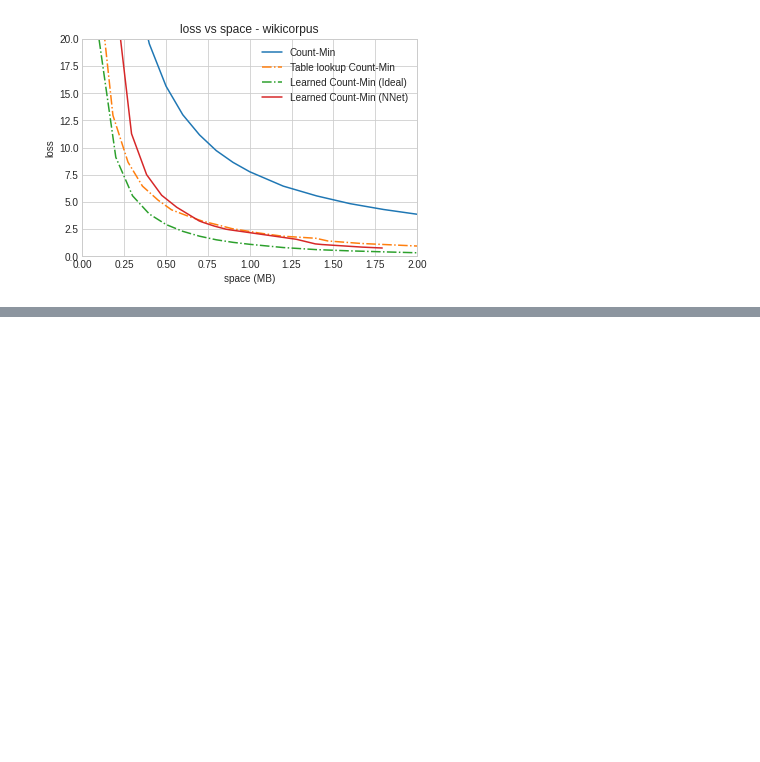
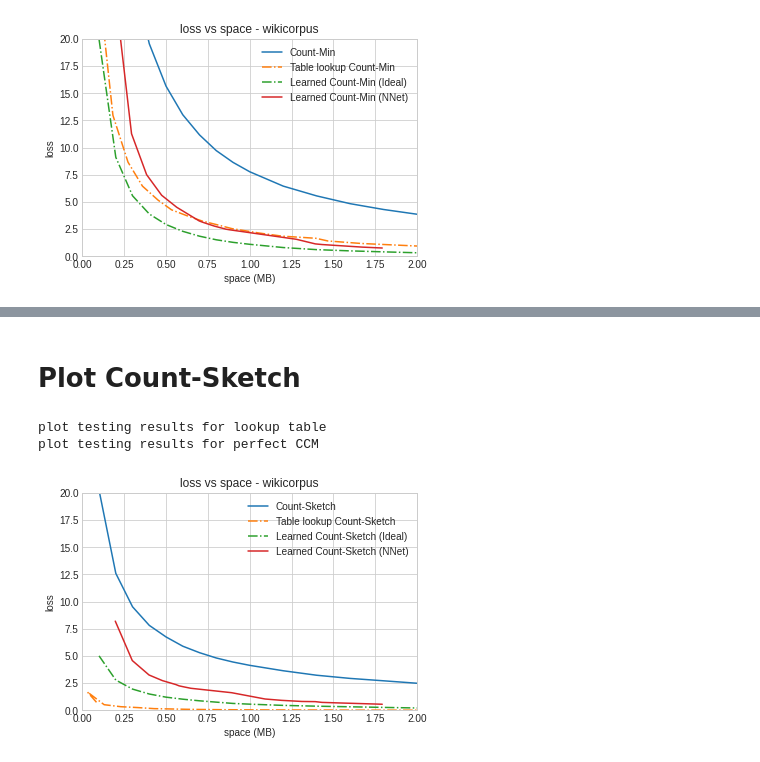
Before and after one commit to danielkorat/dynamic_ds, a Jupyter notebook: Playground.ipynb, the cells around one changed output, grey strips where cells are left out. Saved outputs shown, nothing was run; the diff lists cells and outputs as text; code cells hidden in the pictures; blank space fills up the shorter version.

```diff
--- a/Playground.ipynb
+++ b/Playground.ipynb
@@ -139,7 +139,7 @@ total time: 127.75 sec
 # %% [markdown]
 # Train Estimation model
 # %%
-targets, preds = train_simple_model(config=config,
+targets, preds, model_size = train_simple_model(config=config,
         args={
             'max_epochs': 70
             })
@@ -428,3 +446,37 @@ lcm.run()
+# %% [markdown]
+# Plot Count-Sketch
+# %%
+ALGO = 'Count-Sketch'
+COUNT_MIN = 'param_results/count_sketch/cmin_wikicorpus.npz'
+LEARNED = ['param_results/cutoff_count_sketch_param/cmin_wikicorpus_test.npz']
+PERFECT = 'param_results/cutoff_count_sketch_param_perfect/cmin_wikicorpus_test.npz'
+LOOKUP_TABLE ='param_results/lookup_table_count_sketch/cmin_wikicorpus_test.npz'
+MODEL_NAMES = ["Learned Count-Sketch (NNet)"]
+TITLE = 'wikicorpus'
+MODEL_SIZES = [model_size]
+LOOKUP_SIZE = [0.0035]
+X_LIM = [0,2]
+Y_LIM = [0,20]
+
+plvs = PlotLossVsSpace(
+        count_min=COUNT_MIN,
+        learned_cmin=LEARNED,
+        model_names=MODEL_NAMES,
+        perfect_ccm=PERFECT,
+        lookup_table_ccm=LOOKUP_TABLE,
+        model_sizes=MODEL_SIZES,
+        lookup_size=LOOKUP_SIZE,
+        x_lim=X_LIM,
+        y_lim=Y_LIM,
+        title=TITLE,
+        algo=ALGO,
+    )
+
+plvs.run()
+# %% [output]
+plot testing results for lookup table
+plot testing results for perfect CCM
+[figure, added]
 # %%
 ALGO = 'Count-Sketch'
 COUNT_MIN = 'param_results/count_sketch/cmin_wikicorpus.npz'
```
Also changed, not shown: parts of 5 cells of this notebook, 3 other files.
